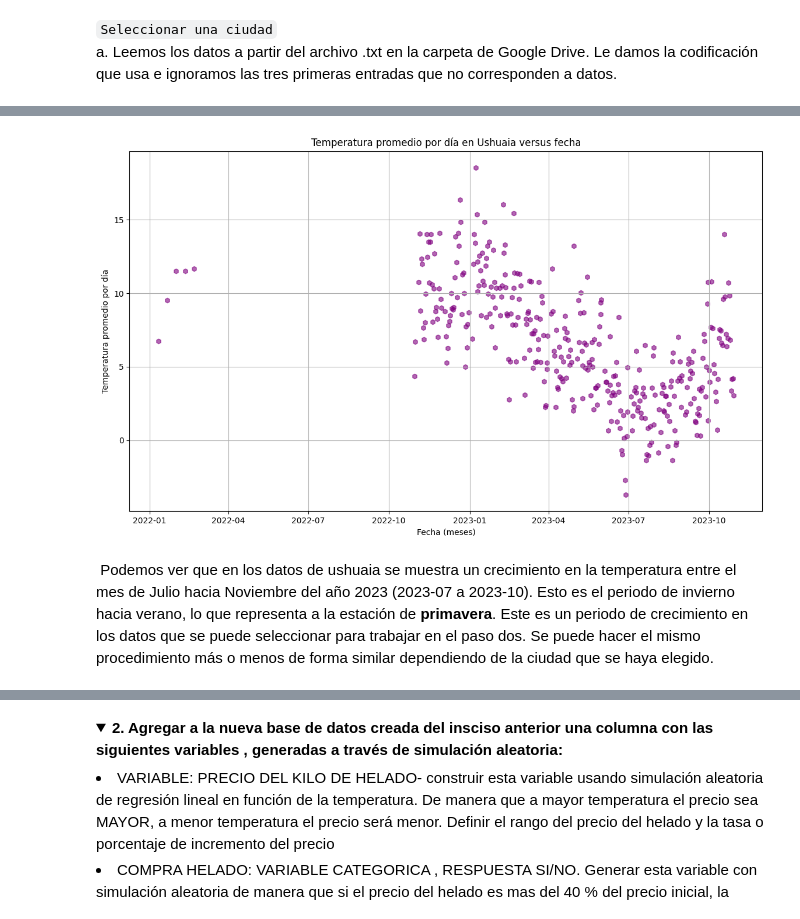
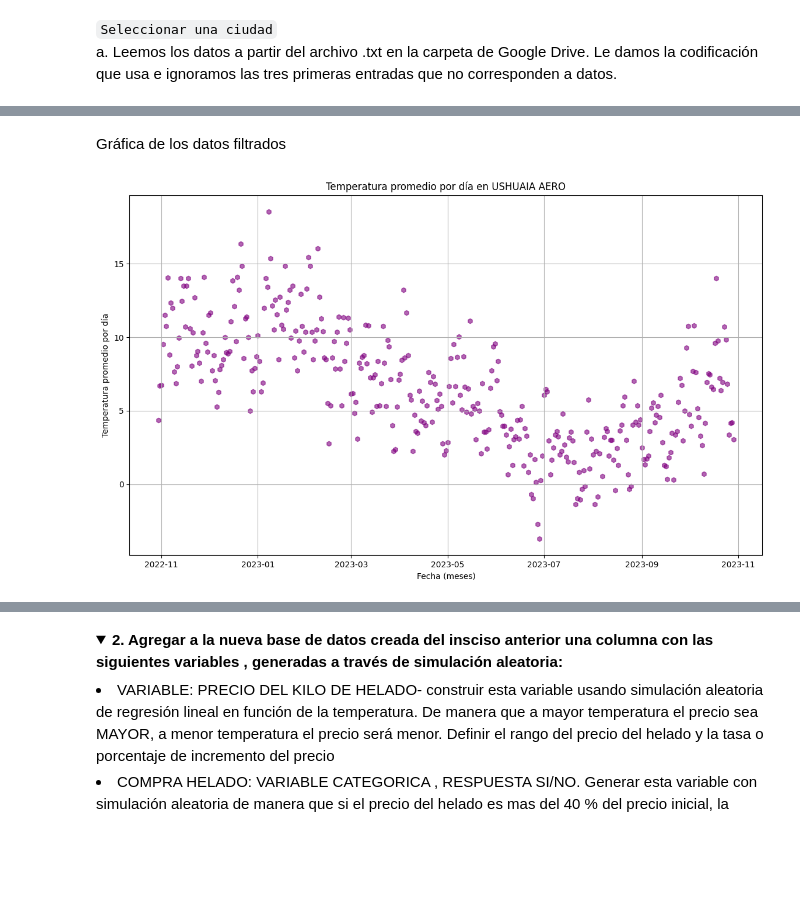
Before and after one commit to Nippur7/MachineLearningUNSA, a Jupyter notebook: UnSA_TP_RedesN_Matich_Carlos.ipynb, the cells around one changed output, grey strips where cells are left out. Saved outputs shown, nothing was run; the diff lists cells and outputs as text; code cells hidden in the pictures; folded sections open; blank space fills up the shorter version.

```diff
--- a/UnSA_TP_RedesN_Matich_Carlos.ipynb
+++ b/UnSA_TP_RedesN_Matich_Carlos.ipynb
@@ -103,0 +80,4 @@ temperatura_ushuaia = df[df['NOMBRE'] == "USHUAIA AERO"].copy()
+# %%
+df['T_PROM'] = df_fecha.mean(numeric_only=True, axis=1) #Agrega una columna con el promedio de los valores numéricos
+# %%
+lugares = df['NOMBRE'].unique()
@@ -103,0 +86,4 @@ temperatura_ushuaia = df[df['NOMBRE'] == "USHUAIA AERO"].copy()
+# %%
+from sklearn.preprocessing import LabelEncoder
+enc = LabelEncoder()
+lugares_codec = enc.fit_transform(lugares)
@@ -103,0 +98,18 @@ temperatura_ushuaia = df[df['NOMBRE'] == "USHUAIA AERO"].copy()
+# %%
+
+pase = False
+res=[]
+#print(df_opciones)
+df_opciones.sort_values(by=['Código'], inplace=True)
+print(tabulate(df_opciones, headers='keys', tablefmt='rounded_outline', showindex=False))
+while pase == False:
+  opcion = int(input("Seleccione el número de la Base: "))
+  if (opcion >=0 and opcion <= len(lugares)):
+    break
+  else:
+    print("Opción incorrecta, ingrese nuevamente")
+res.append(opcion)
+response = enc.inverse_transform(res)
+print("Usted seleccionó la base: ",response)
+filtro_lugar = df['NOMBRE'] == response[0]
+df_filtrado = df[filtro_lugar]
@@ -104,12 +134,12 @@ temperatura_ushuaia = df[df['NOMBRE'] == "USHUAIA AERO"].copy()
+# %% [markdown]
+Gráfica de los datos filtrados
 # %%
 plt.figure(figsize=(14, 8))
-plt.scatter(temperatura_ushuaia['FECHA'], temperatura_ushuaia['TPROMEDIO'], marker='h', color='purple', linestyle='-', alpha = 0.6)
+plt.scatter(df_filtrado['FECHA_F'], df_filtrado['T_PROM'], marker='h', color='purple', linestyle='-', alpha = 0.6)
 plt.xlabel('Fecha (meses)')
 plt.ylabel('Temperatura promedio por día')
-plt.title('Temperatura promedio por día en Ushuaia versus fecha')
+plt.title('Temperatura promedio por día en '+response[0])
 plt.grid(True)
 plt.show()
 # %% [output]
-[figure, old version]
+[figure, new version]
-# %% [markdown]
-<p>&nbsp;Podemos ver que en los datos de ushuaia se muestra un crecimiento en la temperatura entre el mes de Julio hacia Noviembre del año 2023 (2023-07 a 2023-10). Esto es el periodo de invierno hacia verano, lo que representa a la estación de <b>primavera</b>. Este es un periodo de crecimiento en los datos que se puede seleccionar para trabajar en el paso dos. Se puede hacer el mismo procedimiento más o menos de forma similar dependiendo de la ciudad que se haya elegido.</p>
```
Also changed, not shown: parts of 60 cells of this notebook.
